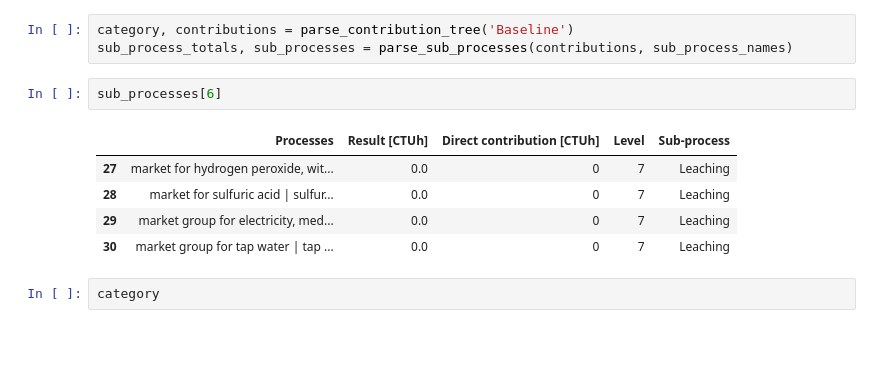
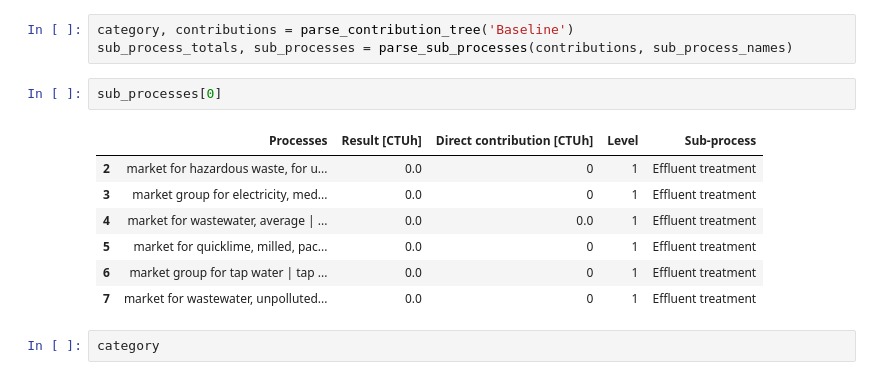
Before and after one commit to laphei/openlca-contributor, a Jupyter notebook: contributor.ipynb, the cells around one changed output. Saved outputs shown, nothing was run; the diff lists cells and outputs as text; blank space fills up the shorter version.

```diff
--- a/contributor.ipynb
+++ b/contributor.ipynb
@@ -101,13 +125,15 @@ def parse_process_names(processes):
 category, contributions = parse_contribution_tree('Baseline')
 sub_process_totals, sub_processes = parse_sub_processes(contributions, sub_process_names)
 # %%
-sub_processes[6]
+sub_processes[0]
 # %% [output]
 |  | Processes | Result [CTUh] | Direct contribution [CTUh] | Level | Sub-process |
-| 27 | market for hydrogen peroxide, wit... | 0.0 | 0 | 7 | Leaching |
-| 28 | market for sulfuric acid | sulfur... | 0.0 | 0 | 7 | Leaching |
-| 29 | market group for electricity, med... | 0.0 | 0 | 7 | Leaching |
-| 30 | market group for tap water | tap ... | 0.0 | 0 | 7 | Leaching |
+| 2 | market for hazardous waste, for u... | 0.0 | 0 | 1 | Effluent treatment |
+| 3 | market group for electricity, med... | 0.0 | 0 | 1 | Effluent treatment |
+| 4 | market for wastewater, average | ... | 0.0 | 0.0 | 1 | Effluent treatment |
+| 5 | market for quicklime, milled, pac... | 0.0 | 0 | 1 | Effluent treatment |
+| 6 | market group for tap water | tap ... | 0.0 | 0 | 1 | Effluent treatment |
+| 7 | market for wastewater, unpolluted... | 0.0 | 0 | 1 | Effluent treatment |
 # %%
 category
 # %% [output]
```
Also changed, not shown: parts of 10 cells of this notebook.
